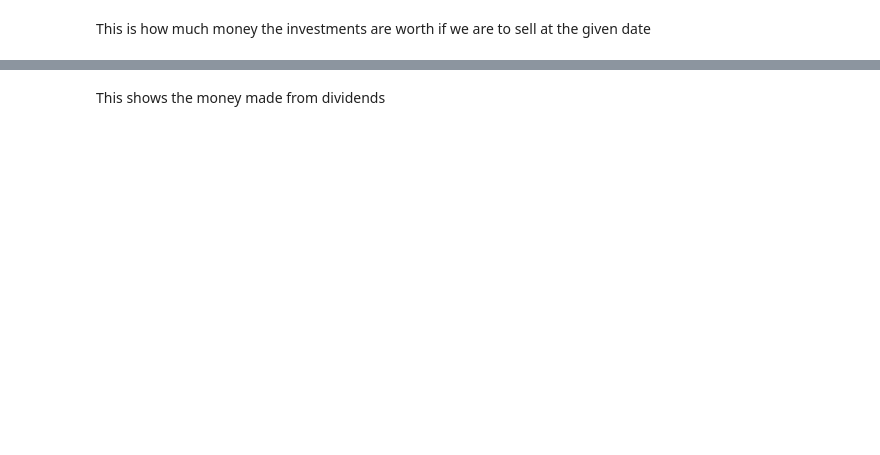
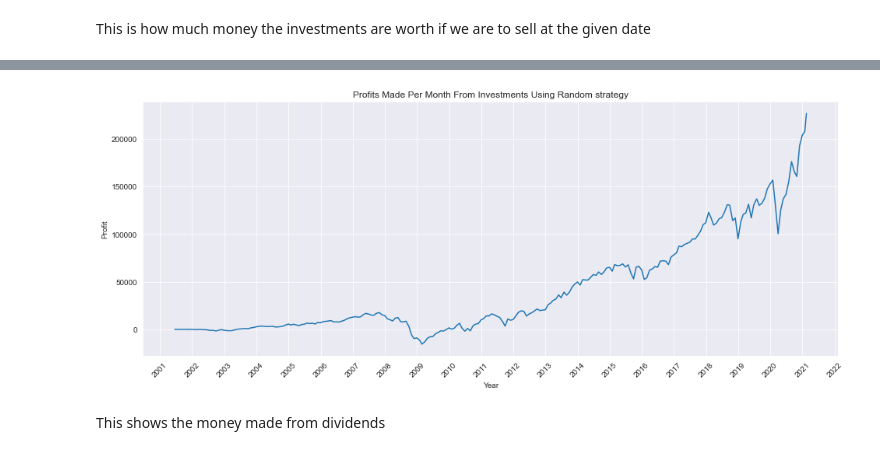
Before and after one commit to Charlychee/Analysis-of-Investment-Strategies, a Jupyter notebook: Analysis of Stock Market Investment Strategies.ipynb, the cells around one changed output, grey strips where cells are left out. Saved outputs shown, nothing was run; the diff lists cells and outputs as text; code cells hidden in the pictures; blank space fills up the shorter version.

```diff
--- a/Analysis of Stock Market Investment Strategies.ipynb
+++ b/Analysis of Stock Market Investment Strategies.ipynb
@@ -32,3 +53,3 @@ vti
 # %%
-vti_div = pd.read_csv('VTI_Dividends.csv').sort_values('Date').reset_index(drop=True)
+vti_div = pd.read_csv('vti_Dividends.csv').sort_values('Date').reset_index(drop=True)
 vti_div
@@ -52,7 +91,6 @@ class Investor():
     def __init__(self, stock, stock_div):
         # Creates portfolio and binds a stock
         self.portfolio = pd.DataFrame(columns=['Date', 'Purchase Price'])
-        #self.portfolio_low = pd.DataFrame(columns=['Date', 'Purchase Price'])
         self.salary = 6000
         self.cash = 0
         self.stock = stock
@@ -75,12 +113,13 @@ class Investor():
 
     def get_nearest_date(self, date, reverse = False):
         # Gets the next closest date of the stock market being open and returns the row of data
+        # Reverse false if we want the nearest next date. Reverse true if we want the nearest previous date
         date = self.create_date(date)
         if reverse:
             move = -1
         else:
             move = 1
-        # Changes date until found data, unless past first or last date
+        # Changes date until found market data, unless passed the first or last date
         while len(self.stock[self.stock['Date'] == date]) < 1:
             if (move == 1 and date > self.last_date):
                 # Later than last, return last
@@ -98,6 +137,7 @@ class Investor():
         return row, date
 
     def get_stock_price(self, date):
+        # Gets the price of a stock at the next nearest market opening date
         date = self.create_date(date)
         row, date = self.get_nearest_date(date)
         return row['High'].values[0]
@@ -124,7 +164,7 @@ class Investor():
             row, date = self.get_nearest_date(date)
             partial = self.portfolio[self.portfolio['Date'] <= date]
             return partial.sum()[0]
-        return self.portfolio.sum()[0]
+        return round(self.portfolio.sum()[0], 2)
 
     def get_value(self, date=None):
         # Returns how much the stocks are worth at a given date
@@ -133,9 +173,10 @@ class Investor():
             row, date = self.get_nearest_date(date)
             price = row['High'].values[0]
             partial = self.portfolio[self.portfolio['Date'] <= date]
-            return len(partial) * price
+            return round(len(partial) * price, 2)
         price = self.stock['High'][len(self.stock)-1]
-        return len(self.portfolio) * price
+        total_price = len(self.portfolio) * price
+        return round(total_price, 2)
 
     def find_dividends(self, date=None):
         # Get portfolio up to date
@@ -149,6 +190,7 @@ class Investor():
         self.dividends = self.dividends.reset_index(drop=True)
 
     def find_profits(self, year):
+        # Finds the profits for each month of a given year and adds it to the profits DataFrame
         for i in range(1, 13):
             date = datetime.datetime(year=year, month=i, day=calendar.monthrange(year, i)[1])
             row, date = self.get_nearest_date(date, reverse=True)
@@ -157,9 +199,7 @@ class Investor():
         self.profits = self.profits.drop_duplicates().reset_index(drop=True)
 
     def normalize_data(self):
-        #portfolio purchase price
-        #profits profits
-        #dividends
+        # Rounds all price data to 4 decimal places
         four = lambda x: round(x, 4)
         self.portfolio['Purchase Price'] = self.portfolio['Purchase Price'].apply(four)
         self.profits['Profits'] = self.profits['Profits'].apply(four)
@@ -167,10 +207,12 @@ class Investor():
         self.dividends['Total Dividends'] = self.dividends['Total Dividends'].apply(four)
 
     def get_lowest(self, year):
+        # Finds the date on a given year where the stock was at its lowest price
         stock_year = self.stock[self.stock['Date'].dt.year == year]
         return stock_year[stock_year['High'] == stock_year['High'].min()]
 
     def execute_strategy(self):
+        # To be implemented by child classes
         raise NotImplementedError()
 
 class Ideal(Investor):
@@ -239,5 +281,5 @@ class Random(Investor):
 
     def get_random_stock(self, year):
         stock_year = self.stock[self.stock['Date'].dt.year == year]
-        return stock_year.sample()
+        return stock_year.sample(random_state=7) # Use a random_state constant seed to maintain reproducibility
 # %% [markdown]
@@ -268,12 +346,13 @@ rand.profits
 # %%
 plt.figure(figsize=(16, 6))
 g = sns.lineplot(x='Date', y='Profits', data=rand.profits)
 plt.xticks([datetime.datetime(year=x, month=1, day=1) for x in range(2001, 2023)], rotation=45)
 g.set_xticklabels(list(range(2001, 2023)))
 g.set_xlabel('Year')
 g.set_ylabel('Profit')
-g.set_title('Profits Made Per Month From Investments Using Random strategy')
-sns.despine()
+g.set_title('Profits Made Per Month From Investments Using Random strategy');
+# %% [output]
+[figure, added]
 # %% [markdown]
 This shows the money made from dividends
 # %%
```
Also changed, not shown: parts of 89 cells of this notebook.
